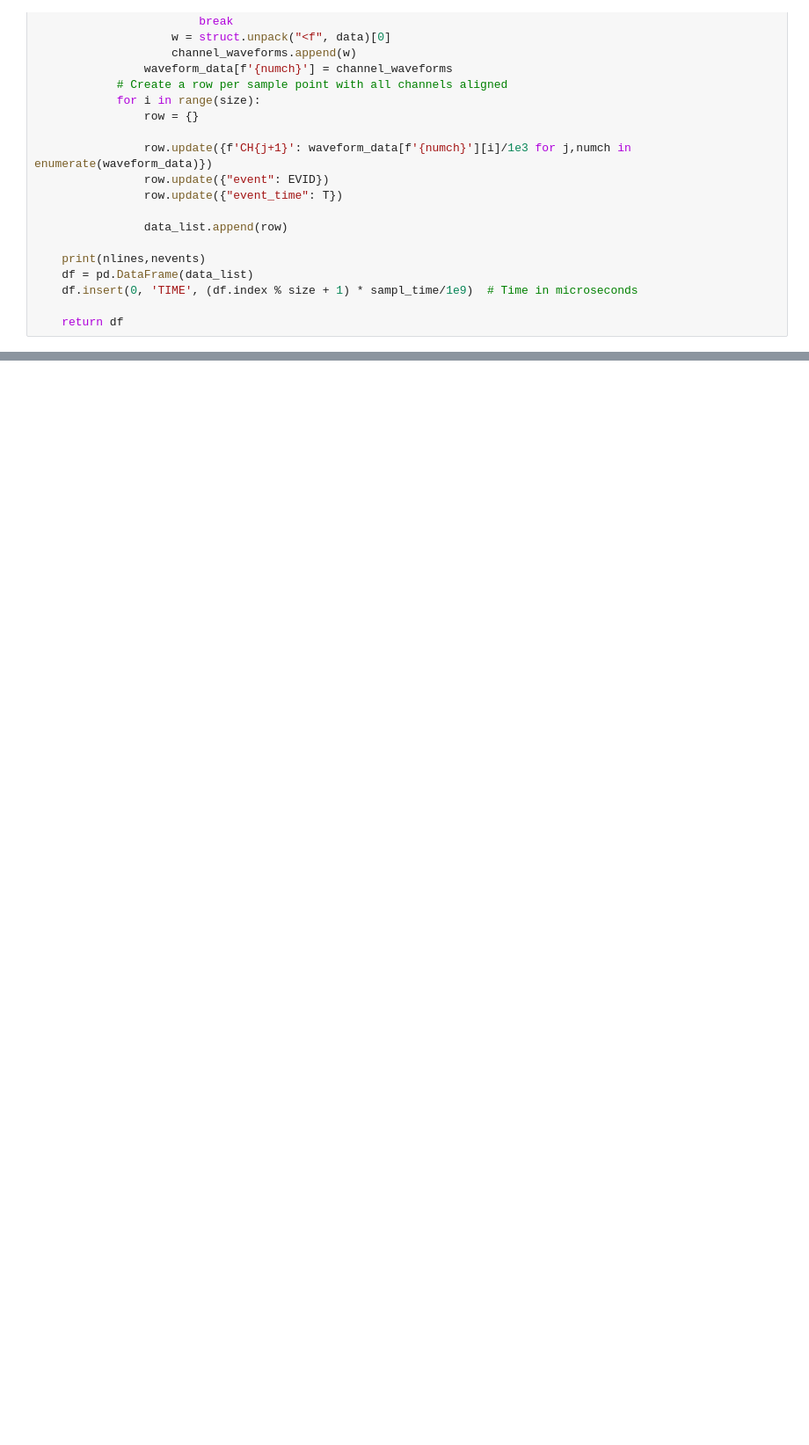
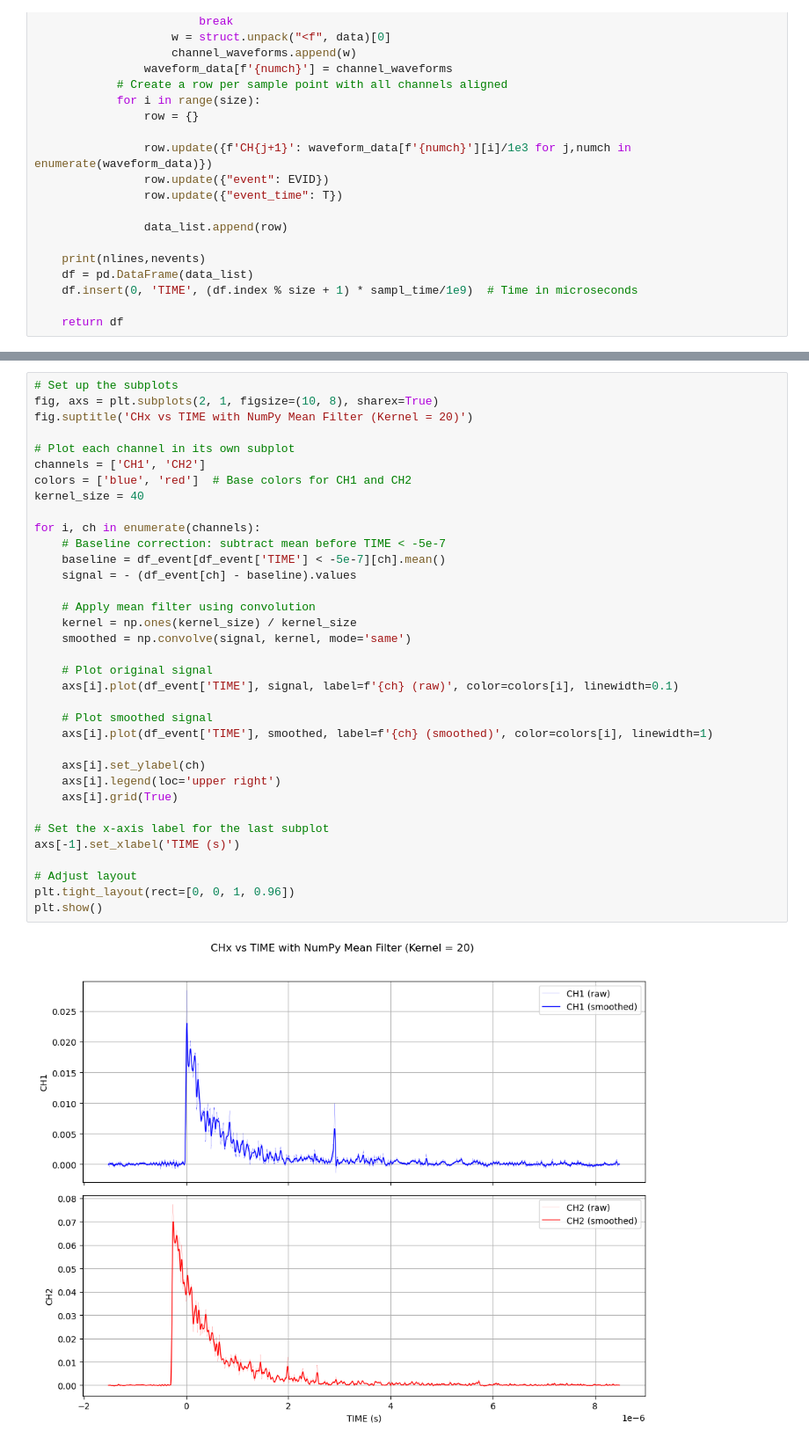
Before and after one commit to SamueleTorelli/RecoWf, a Jupyter notebook: Show_Wfs_fourier.ipynb, the cells around one changed output, grey strips where cells are left out. Shown: that part at 88% size. Saved outputs shown, nothing was run; the diff lists cells and outputs as text; blank space fills up the shorter version.

```diff
--- a/Show_Wfs_fourier.ipynb
+++ b/Show_Wfs_fourier.ipynb
@@ -231,0 +229,37 @@ plt.show()
+# %%
+# Set up the subplots
+fig, axs = plt.subplots(2, 1, figsize=(10, 8), sharex=True)
+fig.suptitle('CHx vs TIME with NumPy Mean Filter (Kernel = 20)')
+
+# Plot each channel in its own subplot
+channels = ['CH1', 'CH2']
+colors = ['blue', 'red']  # Base colors for CH1 and CH2
+kernel_size = 40
+
+for i, ch in enumerate(channels):
+    # Baseline correction: subtract mean before TIME < -5e-7
+    baseline = df_event[df_event['TIME'] < -5e-7][ch].mean()
+    signal = - (df_event[ch] - baseline).values
+
+    # Apply mean filter using convolution
+    kernel = np.ones(kernel_size) / kernel_size
+    smoothed = np.convolve(signal, kernel, mode='same')
+
+    # Plot original signal
+    axs[i].plot(df_event['TIME'], signal, label=f'{ch} (raw)', color=colors[i], linewidth=0.1)
+
+    # Plot smoothed signal
+    axs[i].plot(df_event['TIME'], smoothed, label=f'{ch} (smoothed)', color=colors[i], linewidth=1)
+
+    axs[i].set_ylabel(ch)
+    axs[i].legend(loc='upper right')
+    axs[i].grid(True)
+
+# Set the x-axis label for the last subplot
+axs[-1].set_xlabel('TIME (s)')
+
+# Adjust layout
+plt.tight_layout(rect=[0, 0, 1, 0.96])
+plt.show()
+# %% [output]
+[figure, added]
```
Also changed, not shown: parts of 5 cells of this notebook, 5 other files.
